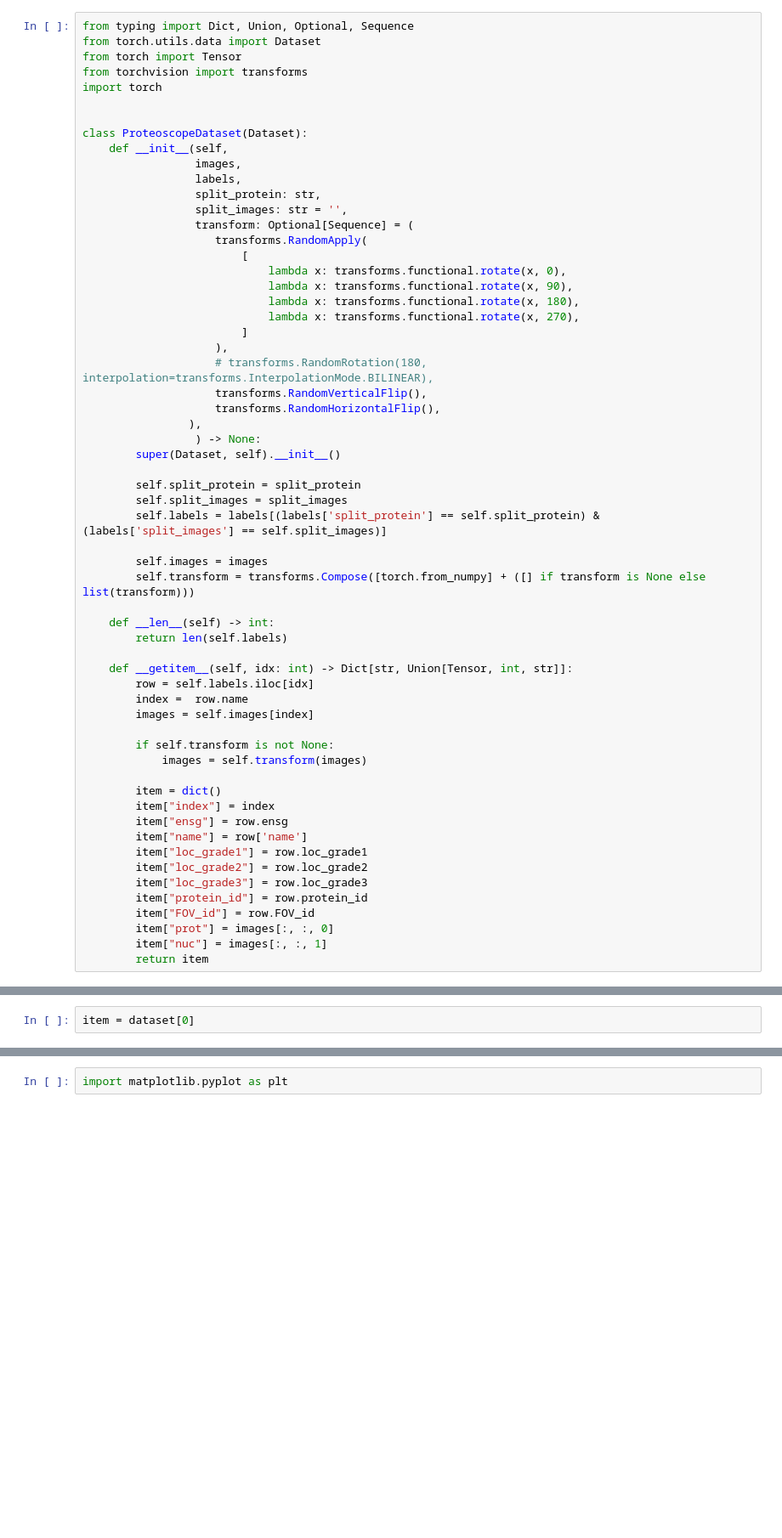
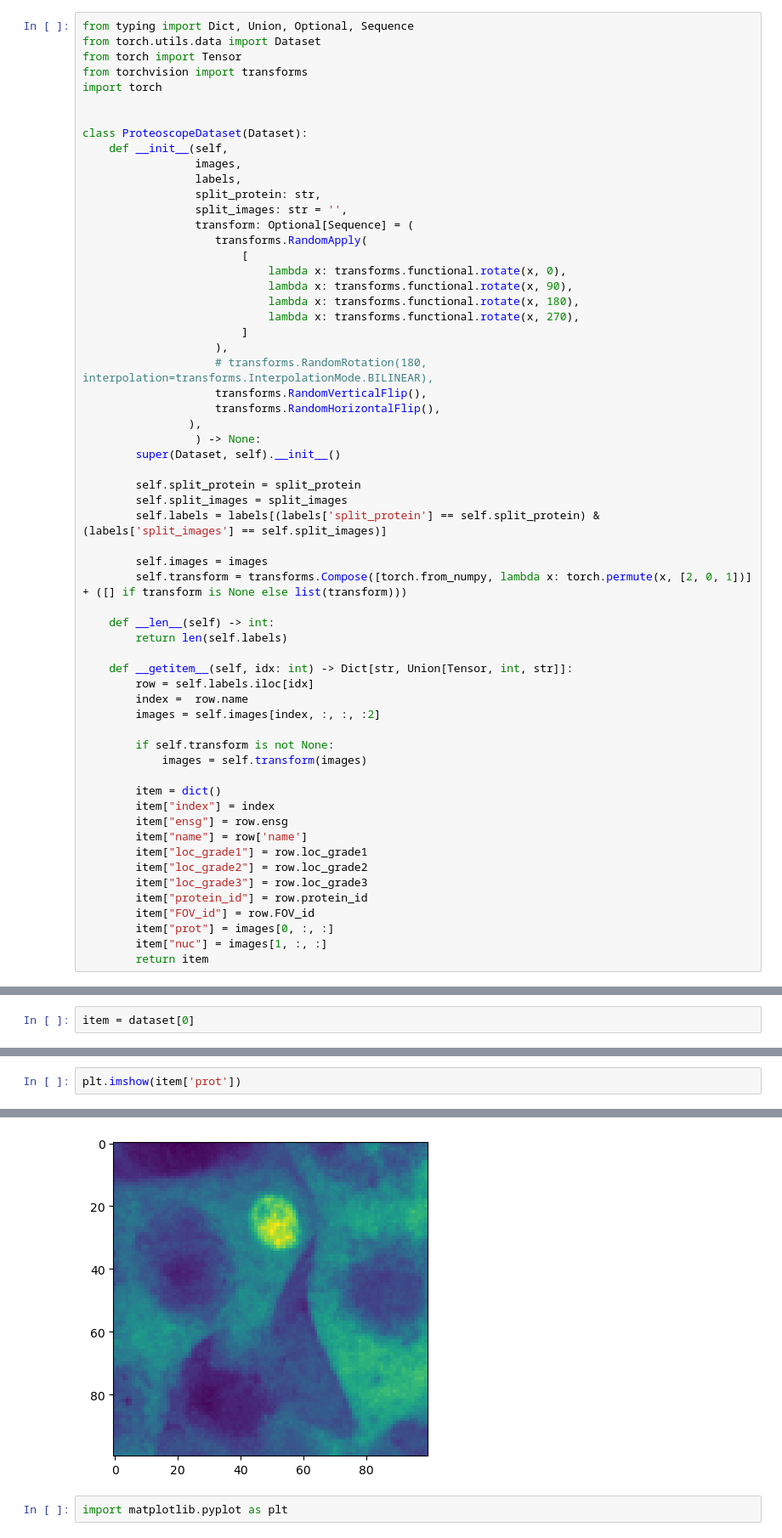
Before and after one commit to sofroniewn/proteoscope, a Jupyter notebook: notebooks/cytoself-2.ipynb, the cells around one changed output, grey strips where cells are left out. Shown at 85% size. Cells and saved outputs as stored; diff of their text form; blank space fills up the shorter version.

```diff
--- a/notebooks/cytoself-2.ipynb
+++ b/notebooks/cytoself-2.ipynb
@@ -33,7 +33,7 @@ class ProteoscopeDataset(Dataset):
         self.labels = labels[(labels['split_protein'] == self.split_protein) & (labels['split_images'] == self.split_images)]
 
         self.images = images
-        self.transform = transforms.Compose([torch.from_numpy] + ([] if transform is None else list(transform)))
+        self.transform = transforms.Compose([torch.from_numpy, lambda x: torch.permute(x, [2, 0, 1])] + ([] if transform is None else list(transform)))
 
     def __len__(self) -> int:
         return len(self.labels)
@@ -41,7 +41,7 @@ class ProteoscopeDataset(Dataset):
     def __getitem__(self, idx: int) -> Dict[str, Union[Tensor, int, str]]:
         row = self.labels.iloc[idx]
         index =  row.name
-        images = self.images[index]
+        images = self.images[index, :, :, :2]
 
         if self.transform is not None:
             images = self.transform(images)
@@ -55,8 +55,8 @@ class ProteoscopeDataset(Dataset):
         item["loc_grade3"] = row.loc_grade3
         item["protein_id"] = row.protein_id
         item["FOV_id"] = row.FOV_id
-        item["prot"] = images[:, :, 0]
-        item["nuc"] = images[:, :, 1]
+        item["prot"] = images[0, :, :]
+        item["nuc"] = images[1, :, :]
         return item
 # %%
 import zarr
@@ -81,0 +87,3 @@ item = dataset[0]
+# %%
+plt.imshow(item['prot'])
+# %% [output]
@@ -82,2 +91,3 @@ item = dataset[0]
+[figure, added]
 # %%
 import matplotlib.pyplot as plt
```
Also changed, not shown: parts of 6 cells of this notebook.
